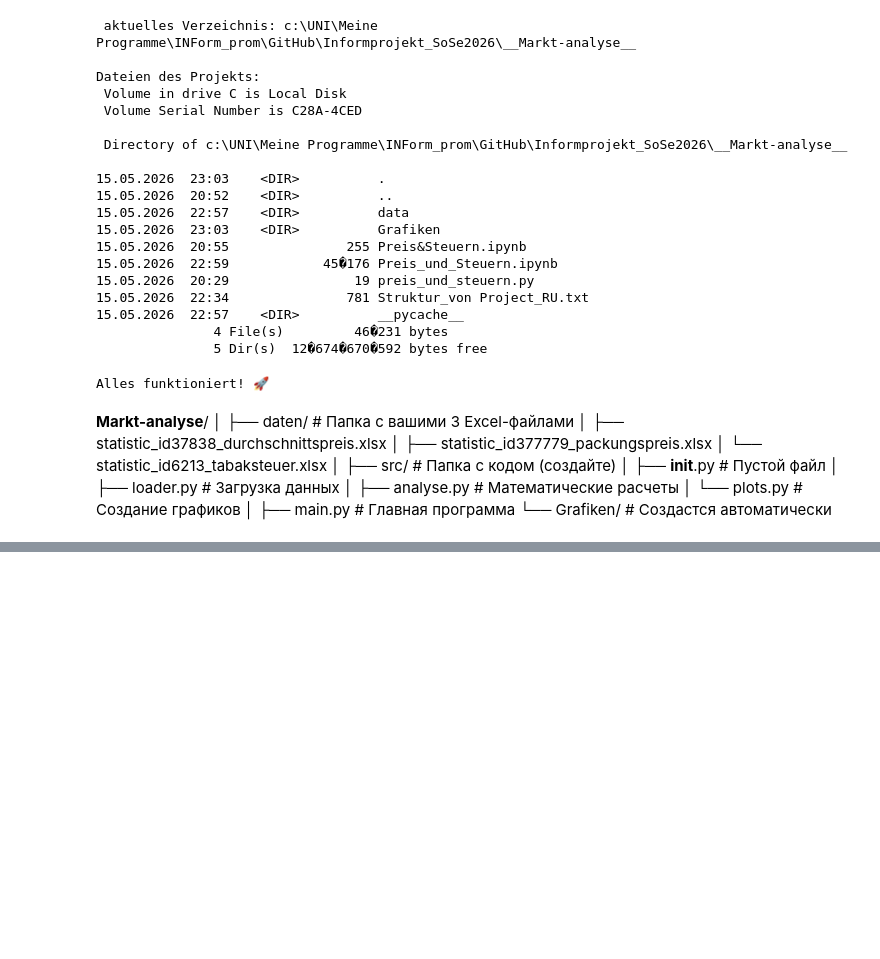
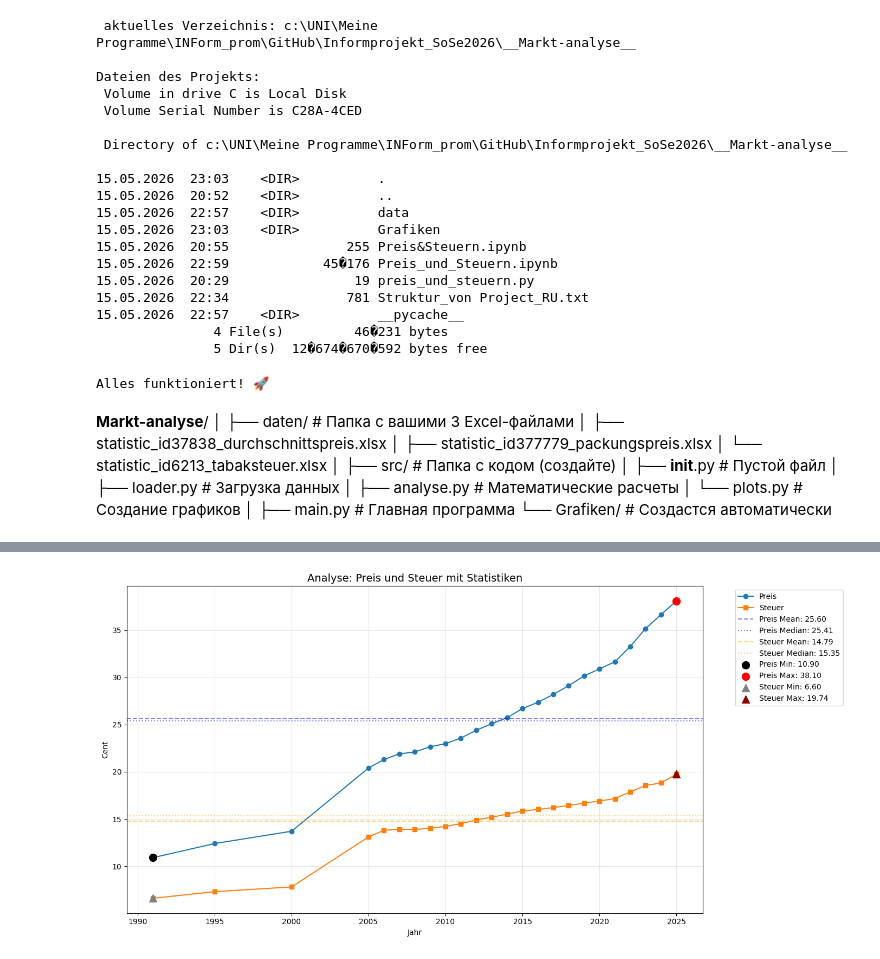
Before and after one commit to evda1011/Informprojekt_SoSe2026, a Jupyter notebook: __Markt-analyse__/Preis_und_Steuern.ipynb, the cells around one changed output, grey strips where cells are left out. Cells and saved outputs as stored; diff of their text form; code cells hidden in the pictures; blank space fills up the shorter version.

```diff
--- a/__Markt-analyse__/Preis_und_Steuern.ipynb
+++ b/__Markt-analyse__/Preis_und_Steuern.ipynb
@@ -141,0 +944,41 @@ Ordner 'Grafiken' existiert bereits.
+# %%
+plt.figure(figsize=(14, 7))
+
+# Grundlinie von Preis und Steuer
+plt.plot(df['Jahr'], df['Preis'], label='Preis', marker='o')
+plt.plot(df['Jahr'], df['Steuer'], label='Steuer', marker='s')
+
+# 📊 Statistik für PREIS
+mean_preis = df['Preis'].mean()
+median_preis = df['Preis'].median()
+plt.axhline(mean_preis, linestyle='--', alpha=0.5, color='blue', label=f'Preis Mean: {mean_preis:.2f}')
+plt.axhline(median_preis, linestyle=':', alpha=0.5, color='blue', label=f'Preis Median: {median_preis:.2f}')
+
+# 📊 Statistik für STEUER
+mean_steuer = df['Steuer'].mean()
+median_steuer = df['Steuer'].median()
+plt.axhline(mean_steuer, linestyle='--', alpha=0.5, color='orange', label=f'Steuer Mean: {mean_steuer:.2f}')
+plt.axhline(median_steuer, linestyle=':', alpha=0.5, color='orange', label=f'Steuer Median: {median_steuer:.2f}')
+
+# 🔴 Min/Max für Preis
+plt.scatter(df.loc[df['Preis'].idxmin(), 'Jahr'], df['Preis'].min(),
+           color='black', s=100, zorder=5, label=f'Preis Min: {df["Preis"].min():.2f}')
+plt.scatter(df.loc[df['Preis'].idxmax(), 'Jahr'], df['Preis'].max(),
+           color='red', s=100, zorder=5, label=f'Preis Max: {df["Preis"].max():.2f}')
+
+# ⚫ Min/Max für Steuer
+plt.scatter(df.loc[df['Steuer'].idxmin(), 'Jahr'], df['Steuer'].min(),
+           color='gray', s=100, zorder=5, marker='^', label=f'Steuer Min: {df["Steuer"].min():.2f}')
+plt.scatter(df.loc[df['Steuer'].idxmax(), 'Jahr'], df['Steuer'].max(),
+           color='darkred', s=100, zorder=5, marker='^', label=f'Steuer Max: {df["Steuer"].max():.2f}')
+
+plt.legend(bbox_to_anchor=(1.05, 1), loc='upper left')
+plt.grid(True, alpha=0.3)
+plt.title('Analyse: Preis und Steuer mit Statistiken', fontsize=14)
+plt.xlabel('Jahr')
+plt.ylabel('Cent')
+
+plt.tight_layout()
+plt.show()
+# %% [output]
+[figure, added]
```
Also changed, not shown: parts of 15 cells of this notebook, 1 other file.
